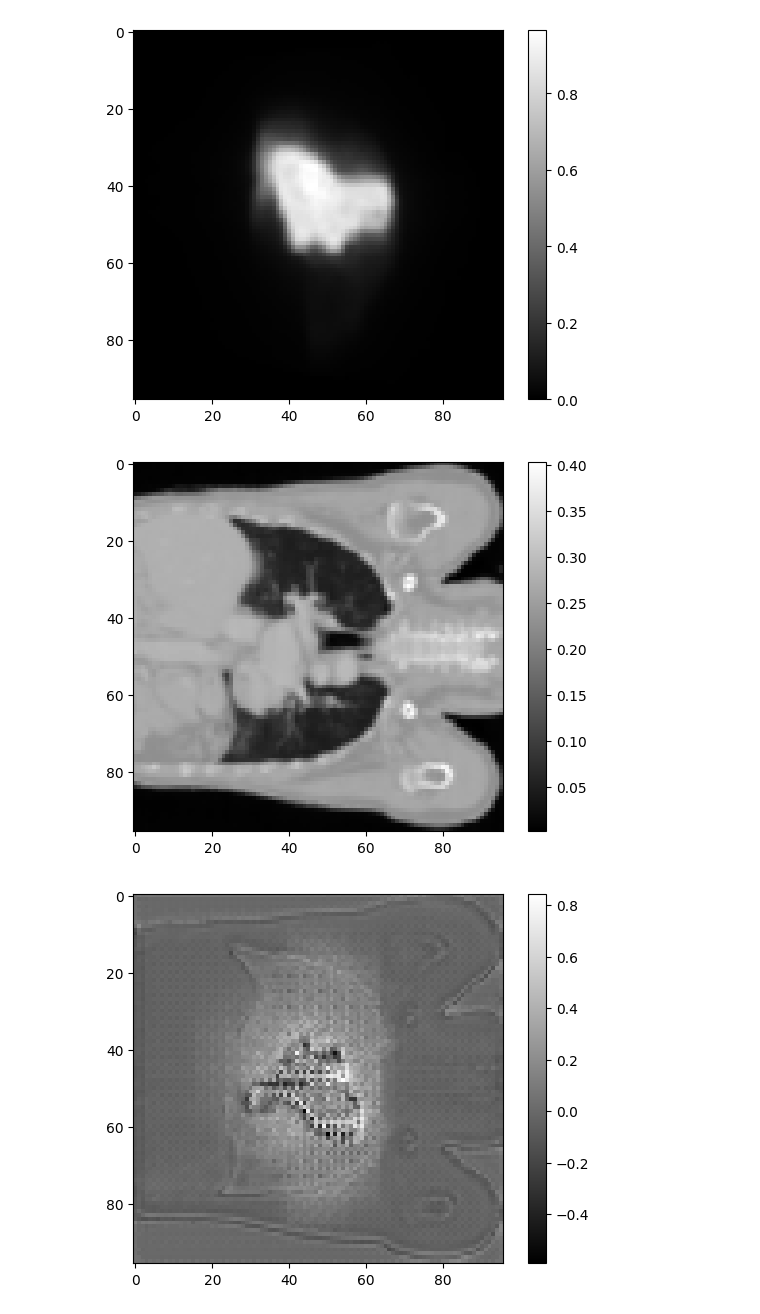
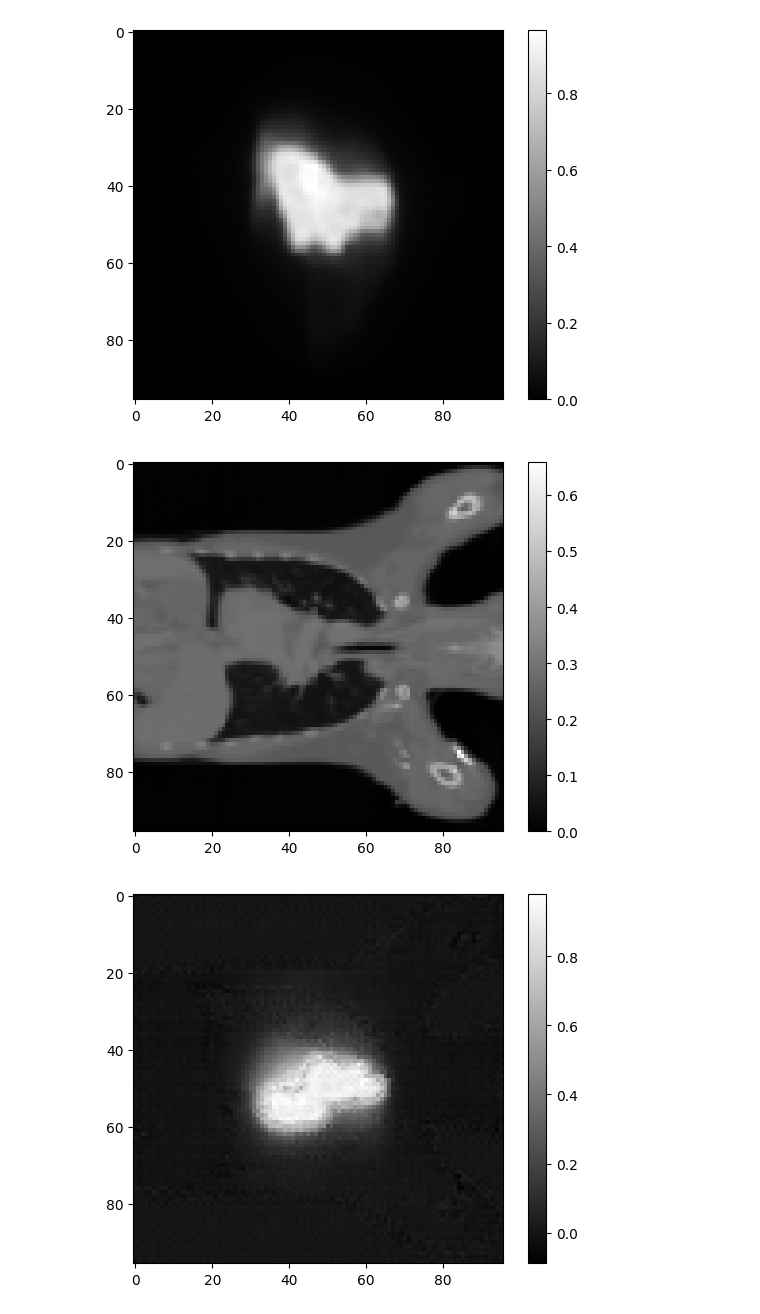
Before and after one commit to nuaazs/ScanNetAI, a Jupyter notebook: egs/ct2dose/check.ipynb, the cells around one changed output. Cells and saved outputs as stored; diff of their text form; code cells hidden in the pictures.

```diff
--- a/egs/ct2dose/check.ipynb
+++ b/egs/ct2dose/check.ipynb
@@ -78,39 +78,39 @@ plt.show()
 [figure]
 [figure]
 # %%
-root = "./exp/unetr/eval_niis/2/0002_0001/"
+root = "./exp/unetr/eval_niis/100/0002_0001/"
 img = root + "image.npy"
 label = root + "label.npy"
 pred = root + "pred.npy"
 
 def load_nii_to_array(filename):
     return np.load(filename)[0]
 
 # plot image
 img = load_nii_to_array(img)
 # print(img.shape)
 img = img[:, 50, :]
 plt.figure()
 plt.imshow(img, cmap='gray')
 plt.colorbar()
 plt.show()
 
 pred = load_nii_to_array(pred)
 # print(pred.shape)
 pred = pred[:, 50, :]
 
 
 plt.figure()
 plt.imshow(pred, cmap='gray')
 plt.colorbar()
 plt.show()
 
 label = load_nii_to_array(label)
 label = label[:, 50, :]
 plt.figure()
 plt.imshow(label, cmap='gray')
 plt.colorbar()
 plt.show()
 # %% [output]
-[figure, old version]
+[figure, new version]
-[figure, old version]
+[figure, new version]
```
Also changed, not shown: parts of 1 cell of this notebook, 5 other files.
